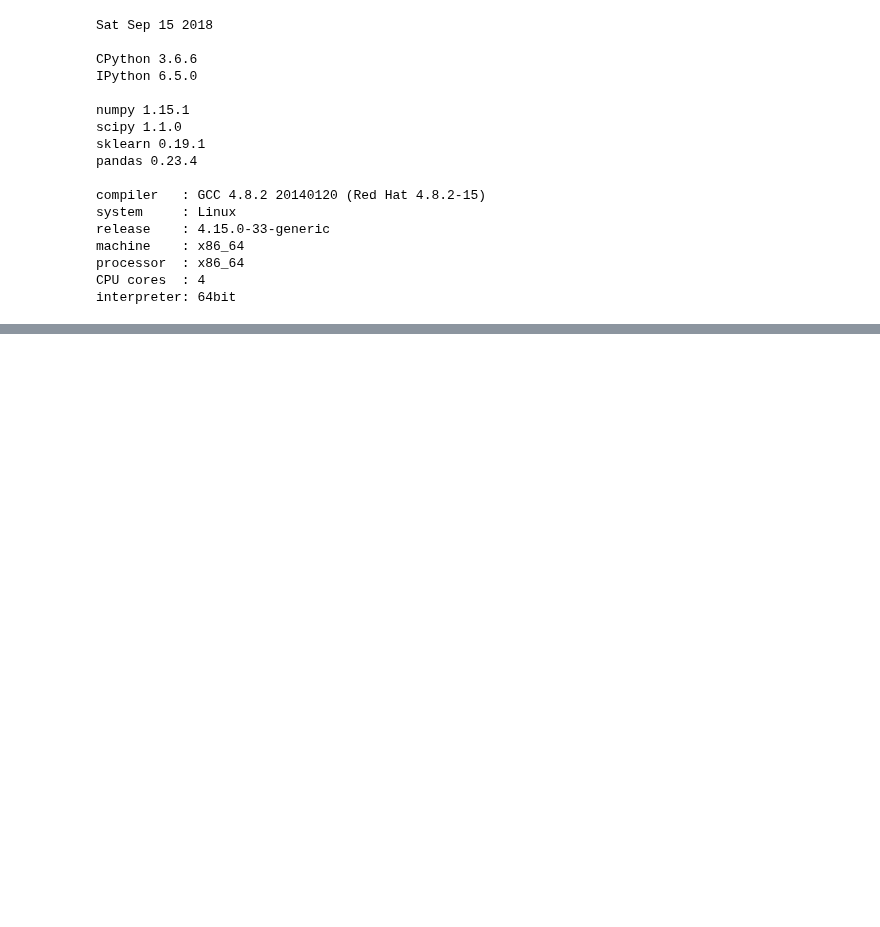
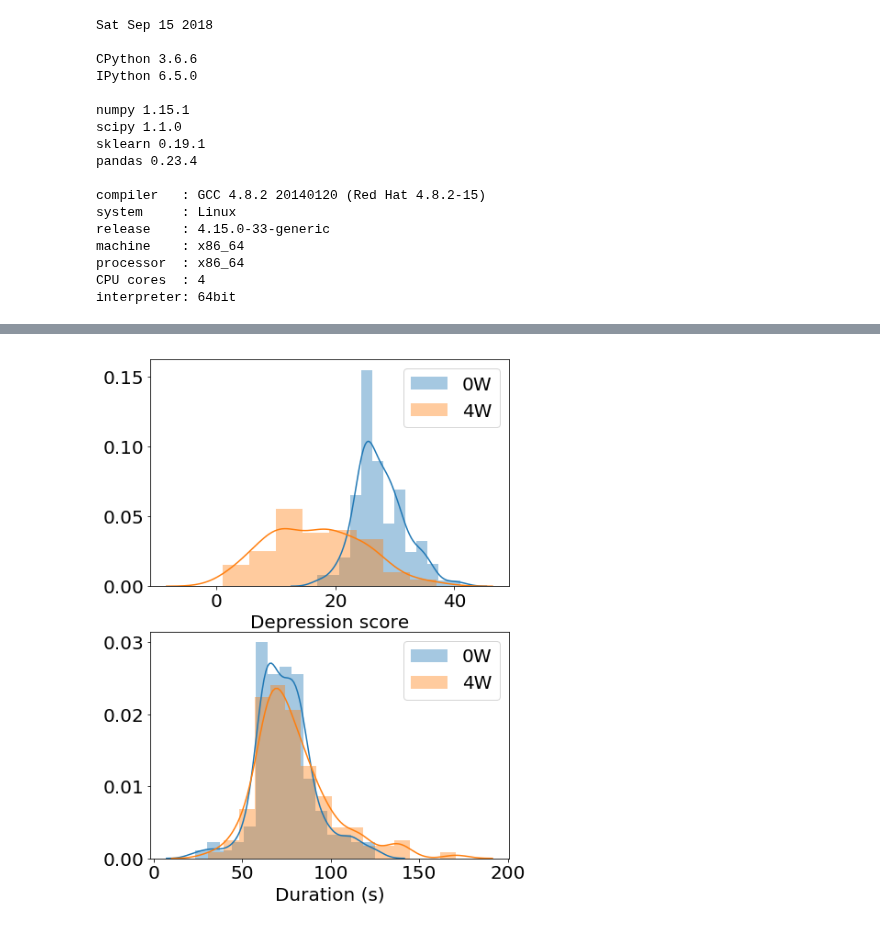
Before and after one commit to mirgee/thesis_project, a Jupyter notebook: notebooks/00-initial-exploration.ipynb, the cells around one changed output, grey strips where cells are left out. Drawn from its saved outputs; the diff is of its cells as text; code cells hidden in the pictures; blank space fills up the shorter version.

```diff
--- a/notebooks/00-initial-exploration.ipynb
+++ b/notebooks/00-initial-exploration.ipynb
@@ -72,0 +163,22 @@ df.shape
+# %%
+fig, ax = plt.subplots(2, 1, figsize=(7,10), sharex=False, sharey=False)
+sns.distplot(meta_df['M_1'], ax=ax[0], label='0W')
+sns.distplot(meta_df['M_4'], ax=ax[0], label='4W')
+ax[0].set_xlabel('Depression score', fontsize=20)
+ax[0].legend(fontsize=20)
+ax[0].tick_params(axis='x', labelsize=20)
+ax[0].tick_params(axis='y', labelsize=20)
+
+durs = pd.read_csv(os.path.join(DATA_ROOT, 'durations', 'durations.csv'), sep='\t', index_col=0)
+durs_bef = durs[list(map(lambda idx: idx.startswith('a'), durs.index))]
+durs_aft = durs[list(map(lambda idx: idx.startswith('b'), durs.index))]
+sns.distplot(durs_bef['duration_s'], ax=ax[1], label='0W')
+sns.distplot(durs_aft['duration_s'], ax=ax[1], label='4W')
+ax[1].set_xlabel('Duration (s)', fontsize=20)
+ax[1].legend(fontsize=20)
+ax[1].tick_params(axis='x', labelsize=20)
+ax[1].tick_params(axis='y', labelsize=20)
+
+plt.show()
+# %% [output]
+[figure, added]
```
Also changed, not shown: parts of 12 cells of this notebook.
